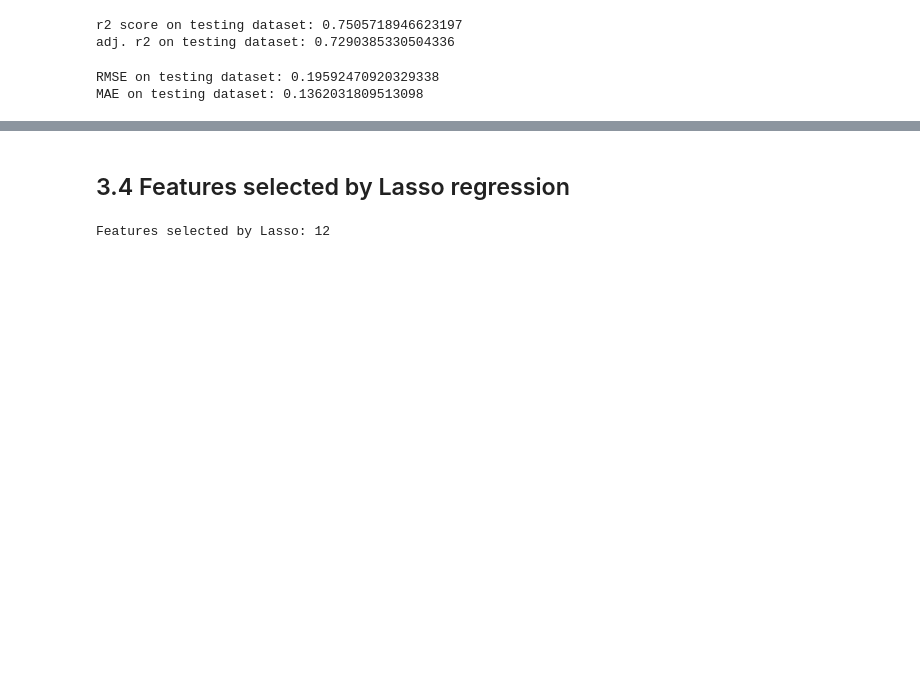
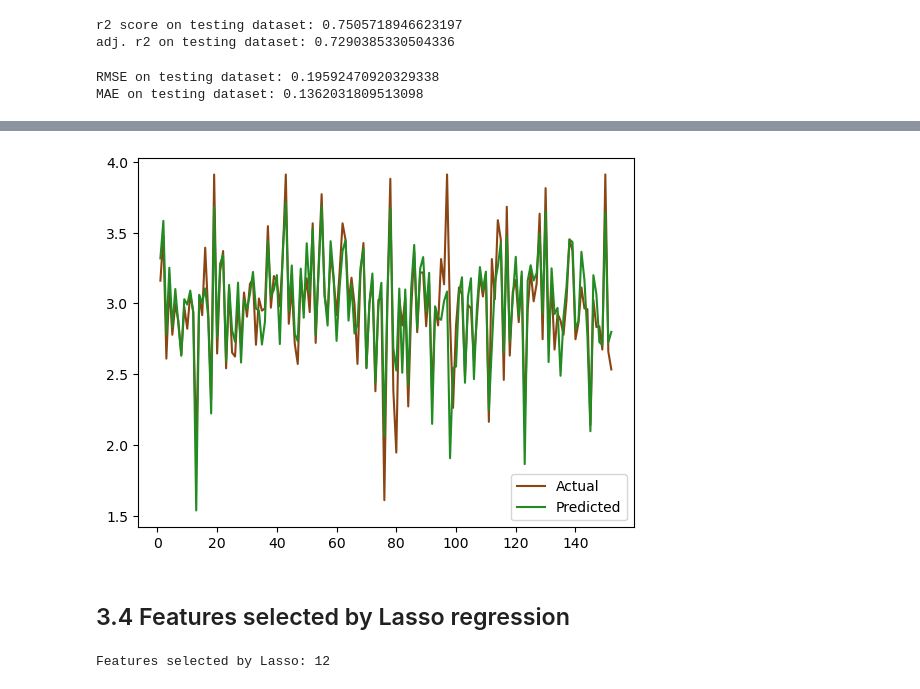
Before and after one commit to JulyAug/Assignment, a Jupyter notebook: Houseprice.ipynb, the cells around one changed output, grey strips where cells are left out. Drawn from its saved outputs; the diff is of its cells as text; code cells hidden in the pictures; blank space fills up the shorter version.

```diff
--- a/Houseprice.ipynb
+++ b/Houseprice.ipynb
@@ -360,3 +395,12 @@ MAE on testing dataset: 0.1362031809513098
+# %%
+plt.figure()
+x=np.arange(1,153)
+plt.plot(x,y_test,label='Actual',color='saddlebrown')
+plt.plot(x,y_test_pred,label='Predicted',color='forestgreen')
+plt.legend()
+plt.show()
+# %% [output]
+[figure, added]
 # %% [markdown]
 ## 3.4 Features selected by Lasso regression
 # %%
```
Also changed, not shown: parts of 55 cells of this notebook.
